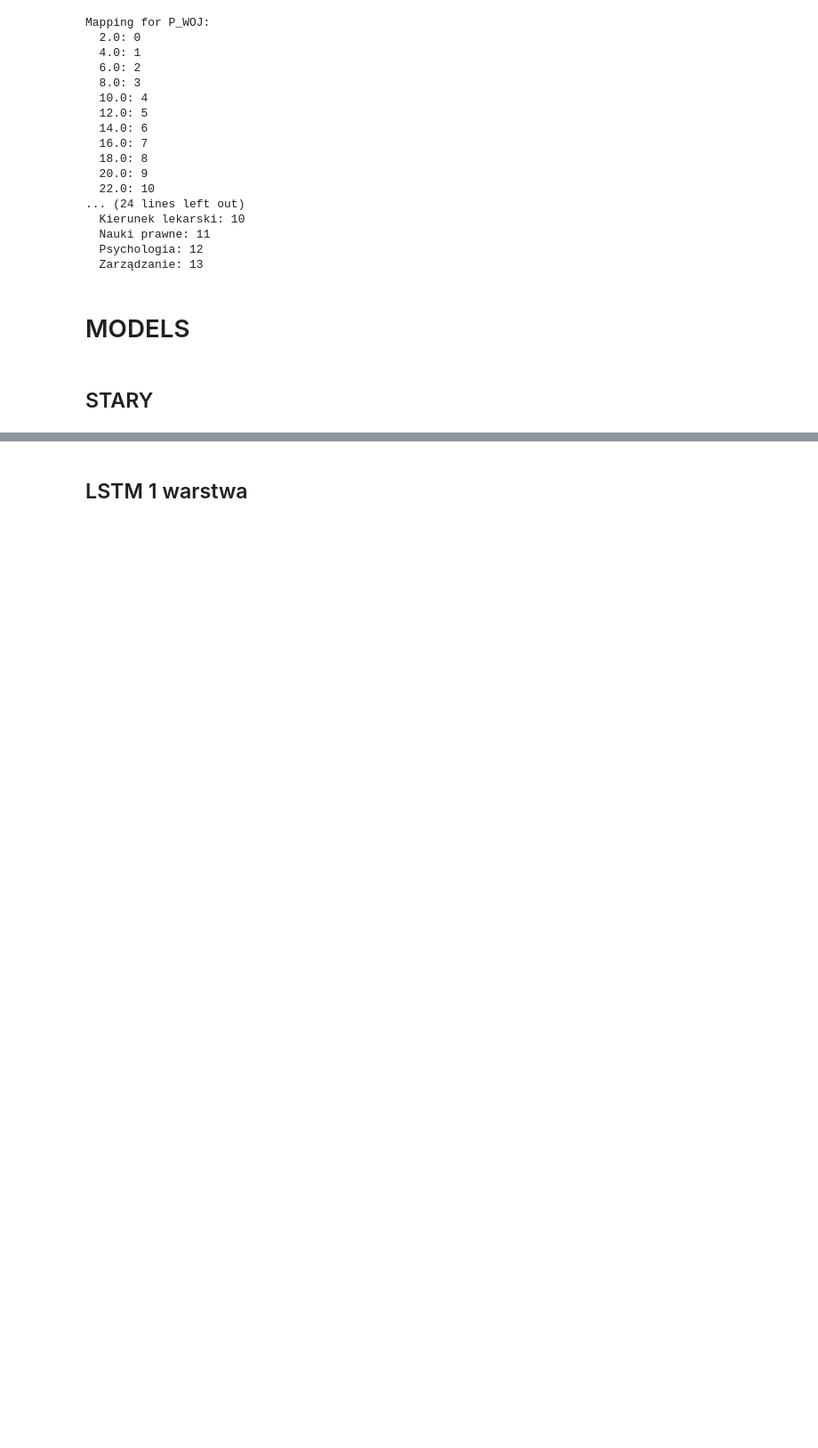
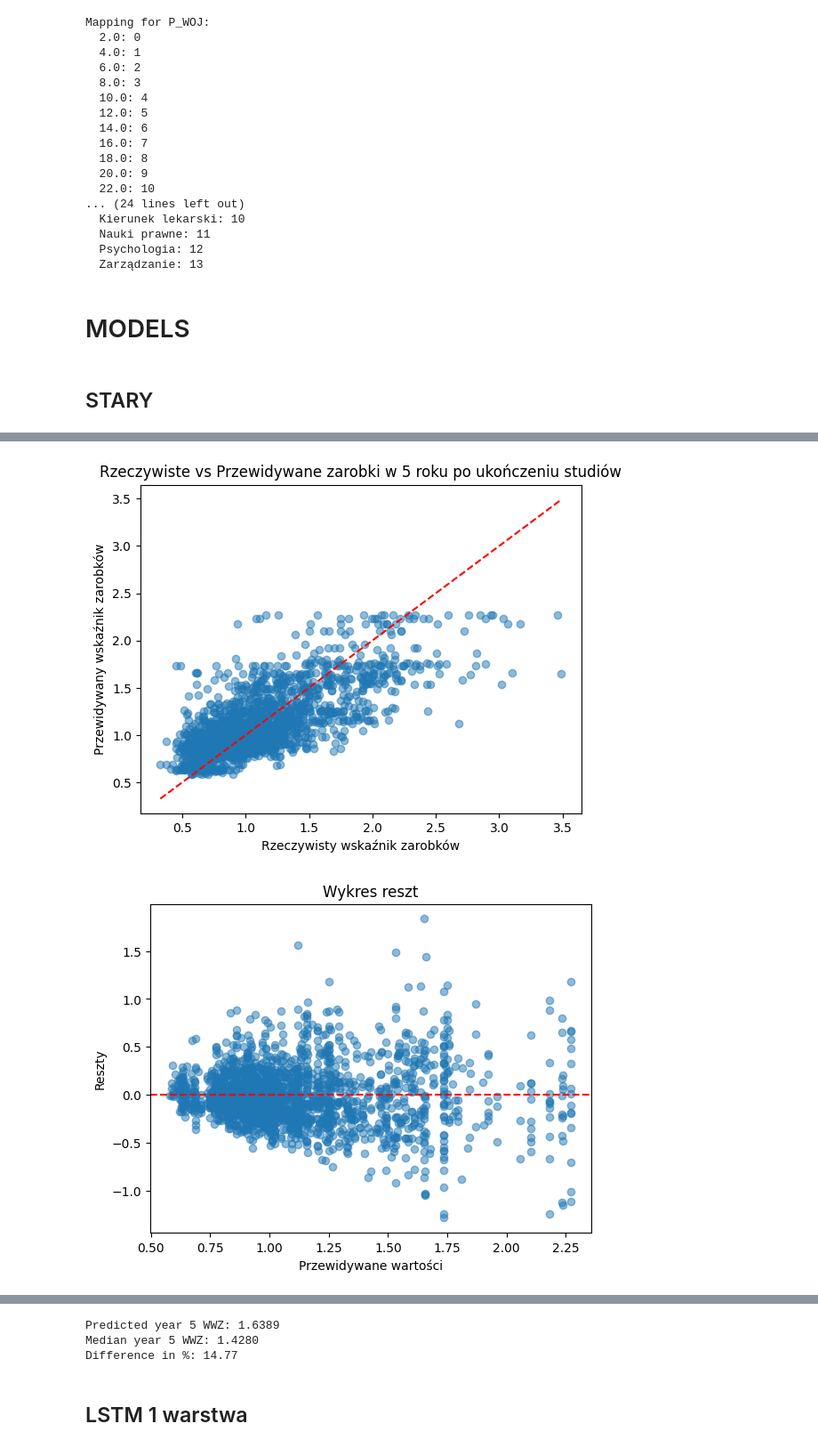
Before and after one commit to michalsko20/ela_analysis, a Jupyter notebook: model/fine_tuning.ipynb, the cells around one changed output, grey strips where cells are left out. Shown at 89% size. Cells and saved outputs as stored; diff of their text form; code cells hidden in the pictures; blank space fills up the shorter version.

```diff
--- a/model/fine_tuning.ipynb
+++ b/model/fine_tuning.ipynb
@@ -329,11 +329,11 @@ class RegressionModel(nn.Module):
         return x
 
 # Initialize the model
-model = RegressionModel(input_dim=len(categorical_features))
+model_old = RegressionModel(input_dim=len(categorical_features))
 
 # Define the loss function and optimizer
 criterion = nn.MSELoss()
-optimizer = optim.Adam(model.parameters(), lr=0.001)
+optimizer = optim.Adam(model_old.parameters(), lr=0.001)
 
 # Create datasets
 train_dataset = GraduatesDataset(X_train, y_train)
@@ -345,16 +345,16 @@ train_loader = DataLoader(train_dataset, batch_size=batch_size, shuffle=True)
 valid_loader = DataLoader(test_dataset, batch_size=batch_size, shuffle=False)
 
 # Training loop
-epochs = 50  # Number of epochs
+epochs = 25  # Number of epochs
 train_losses = []
 valid_losses = []
 
 for epoch in range(epochs):
-    model.train()
+    model_old.train()
     epoch_train_loss = 0.0
     for batch_x, batch_y in train_loader:
         optimizer.zero_grad()
-        outputs = model(batch_x)
+        outputs = model_old(batch_x)
         loss = criterion(outputs, batch_y)
         loss.backward()
         optimizer.step()
@@ -363,11 +363,11 @@ for epoch in range(epochs):
     train_losses.append(epoch_train_loss)
 
     # Validation phase
-    model.eval()
+    model_old.eval()
     epoch_valid_loss = 0.0
     with torch.no_grad():
         for batch_x, batch_y in valid_loader:
-            outputs = model(batch_x)
+            outputs = model_old(batch_x)
             loss = criterion(outputs, batch_y)
             epoch_valid_loss += loss.item() * batch_x.size(0)
     epoch_valid_loss /= len(valid_loader.dataset)
@@ -379,9 +379,9 @@ for epoch in range(epochs):
 
 
 # Evaluate the model on the test set
-model.eval()
+model_old.eval()
 with torch.no_grad():
-    test_predictions = model(X_test).numpy()
+    test_predictions = model_old(X_test).numpy()
     y_test_actual = y_test.numpy()
 
 # Calculate regression metrics
@@ -431,3 +431,4 @@ plt.ylabel("Strata")
 plt.title("Strata treningowa i walidacyjna w kolejnych epokach")
 plt.legend()
 plt.show()
+# %% [output]
@@ -433,0 +452,2 @@ plt.show()
+[figure, added]
+[figure, added]
@@ -434,3 +513,27 @@ plt.show()
+# %%
+input_features = {
+    'P_WOJ': 0,
+    'P_POZIOM': 0,
+    'P_FORMA': 1,
+    'Dziedzina': 1
+}
+
+result = predict_year5_old(model_old, graduates_data_copy, input_features)
+
+pred_val = result["predicted"]
+actual_val = result["actual_median"]
+diff = result["difference_pct"]
+
+if pred_val is not None:
+    print(f"Predicted year 5 WWZ: {pred_val:.4f}")
+    print(f"Median year 5 WWZ: {actual_val:.4f}")
+    print(f"Difference in %: {diff:.2f}")
+else:
+    print("No data available for the given input_features.")
+# %% [output]
+Predicted year 5 WWZ: 1.6389
+Median year 5 WWZ: 1.4280
+Difference in %: 14.77
 # %% [markdown]
 ## LSTM 1 warstwa
 # %%
```
Also changed, not shown: parts of 13 cells of this notebook.
